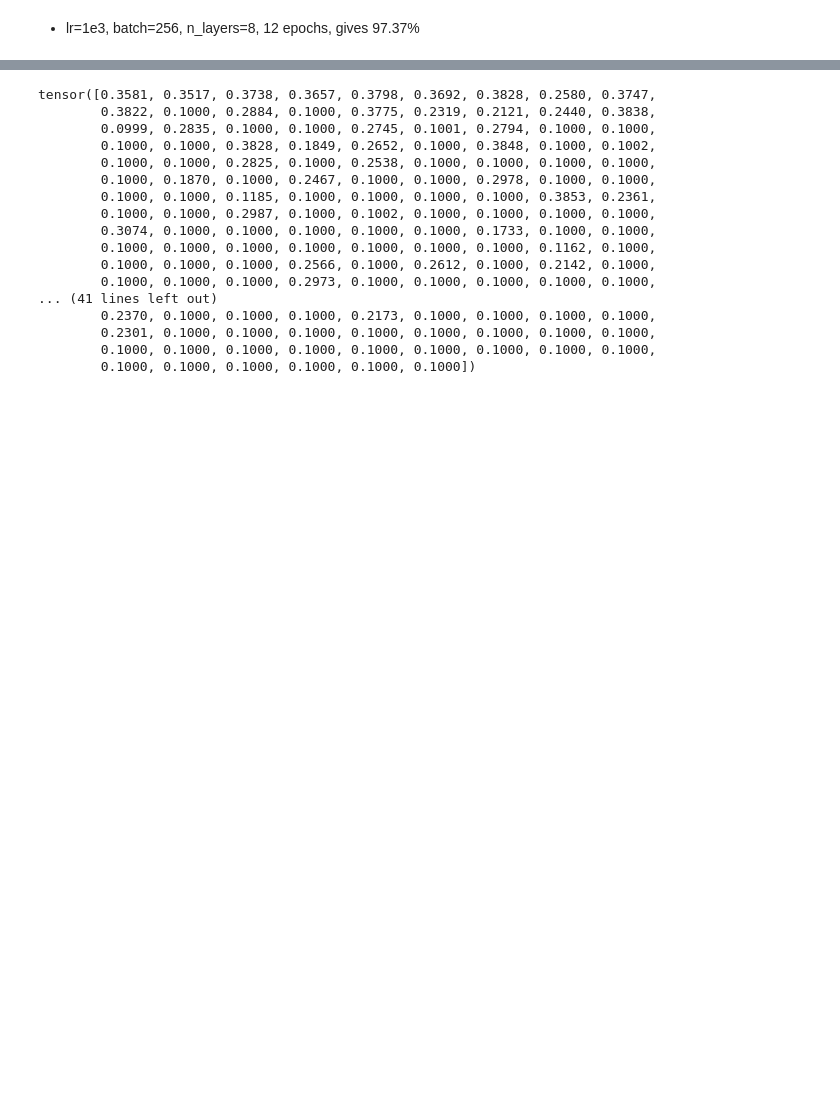
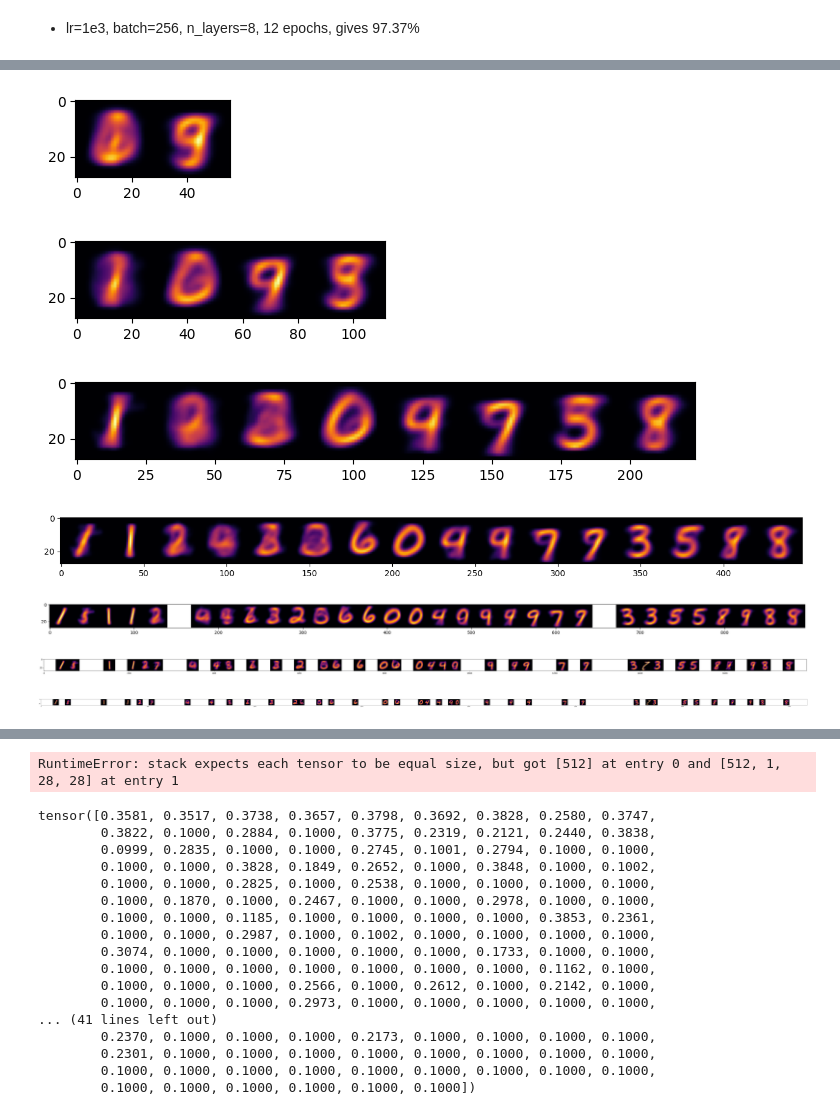
Before and after one commit to Teachable-AI-Lab/cobweb-nn, a Jupyter notebook: cobwebNN-disc.ipynb, the cells around one changed output, grey strips where cells are left out. Saved outputs shown, nothing was run; the diff lists cells and outputs as text; code cells hidden in the pictures; blank space fills up the shorter version.

```diff
--- a/cobwebNN-disc.ipynb
+++ b/cobwebNN-disc.ipynb
@@ -249,0 +607,10 @@ Accuracy: 0.4379
+# %%
+get_tree_data(model, mnist_01_test, n_layers=n_layers, filename="test.json", image_shape=(28, 28), dist_shape=(1, 10))
+# %% [output]
+[figure, added]
+[figure, added]
+[figure, added]
+[figure, added]
+[figure, added]
+[figure, added]
+[figure, added]
@@ -250,3 +618,10 @@ Accuracy: 0.4379
+# %%
+mnist_test_loader = DataLoader(mnist_test, batch_size=512, shuffle=True)
+for test_data in mnist_test_loader:
+    get_tree_data(model, test_data, n_layers=n_layers, filename="test.json", image_shape=(28, 28), dist_shape=(1, 10))
+    break
+# %% [output]
+RuntimeError: stack expects each tensor to be equal size, but got [512] at entry 0 and [512, 1, 28, 28] at entry 1
 # %%
 # test single node prediction
 def test_model(model, test_data, device='cuda', batch_size=32):
```
Also changed, not shown: parts of 18 cells of this notebook, 8 other files.
